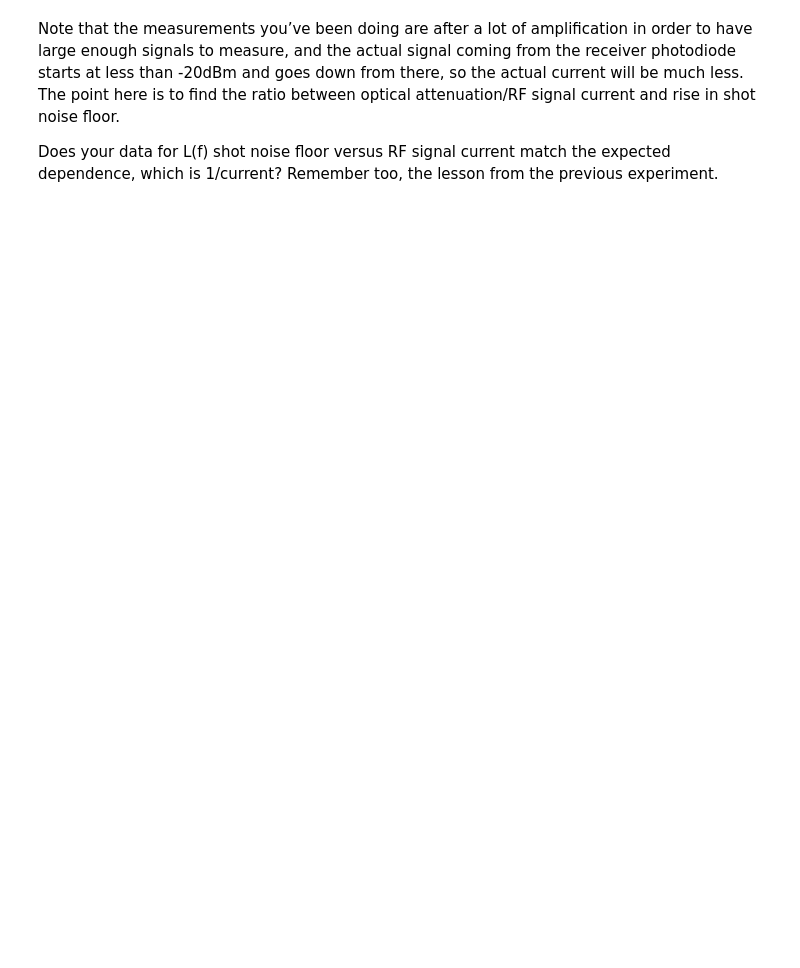
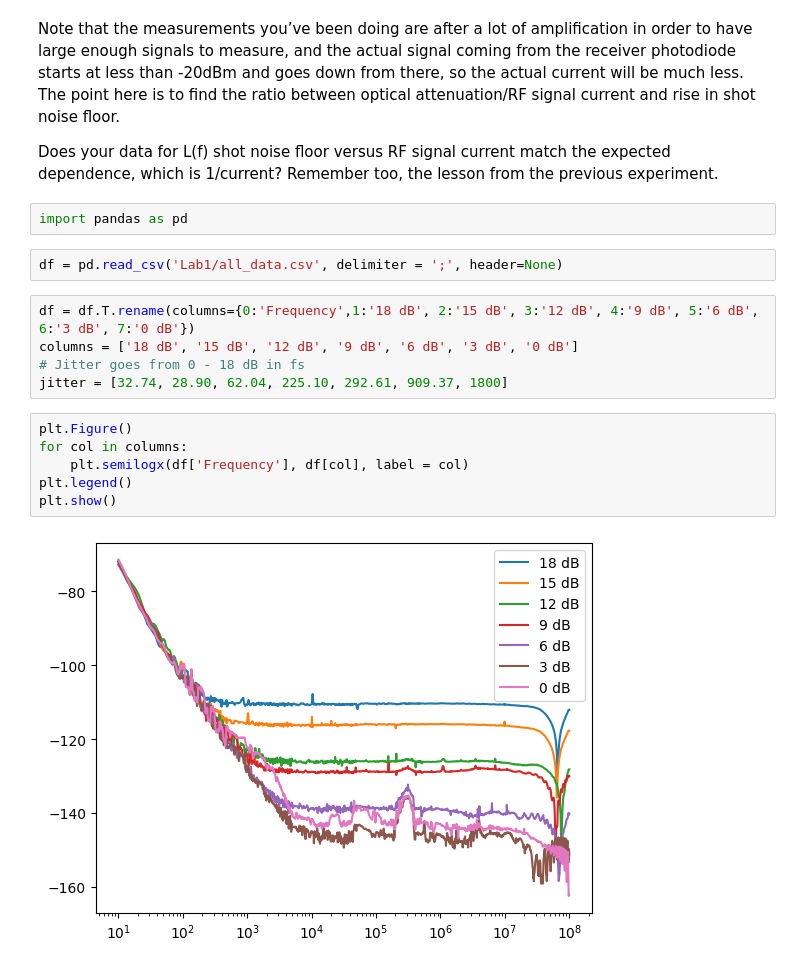
Before and after one commit to EvanMisak/USPAS2023ts, a Jupyter notebook: labs/Lab_1.ipynb, the cells around one changed output. Drawn from its saved outputs; the diff is of its cells as text; blank space fills up the shorter version.

```diff
--- a/labs/Lab_1.ipynb
+++ b/labs/Lab_1.ipynb
@@ -224,3 +224,20 @@ Turn your corresponding RF power measurements into average currents, given that
 Note that the measurements you’ve been doing are after a lot of amplification in order to have large enough signals to measure, and the actual signal coming from the receiver photodiode starts at less than -20dBm and goes down from there, so the actual current will be much less. The point here is to find the ratio between optical attenuation/RF signal current and rise in shot noise floor.
 
 Does your data for L(f) shot noise floor versus RF signal current match the expected dependence, which is 1/current? Remember too, the lesson from the previous experiment.
+# %%
+import pandas as pd
+# %%
+df = pd.read_csv('Lab1/all_data.csv', delimiter = ';', header=None)
+# %%
+df = df.T.rename(columns={0:'Frequency',1:'18 dB', 2:'15 dB', 3:'12 dB', 4:'9 dB', 5:'6 dB', 6:'3 dB', 7:'0 dB'})
+columns = ['18 dB', '15 dB', '12 dB', '9 dB', '6 dB', '3 dB', '0 dB']
+# Jitter goes from 0 - 18 dB in fs
+jitter = [32.74, 28.90, 62.04, 225.10, 292.61, 909.37, 1800]
+# %%
+plt.Figure()
+for col in columns:
+    plt.semilogx(df['Frequency'], df[col], label = col)
+plt.legend()
+plt.show()
+# %% [output]
+[figure, added]
```
Also changed, not shown: parts of 3 cells of this notebook, 2 other files.
